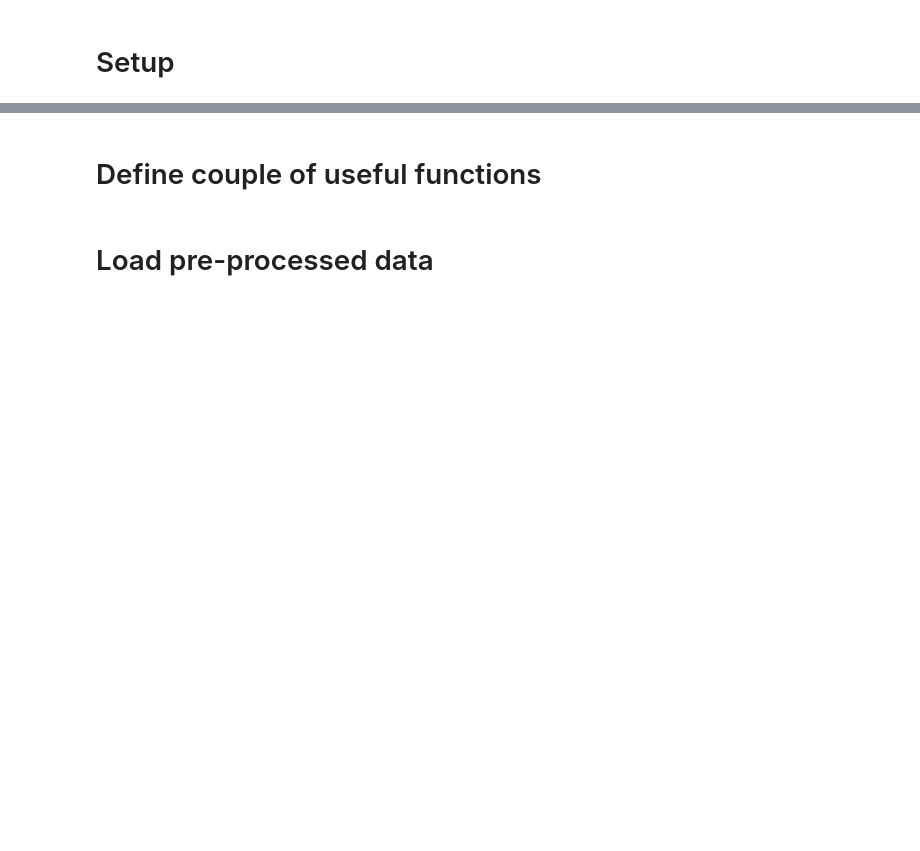
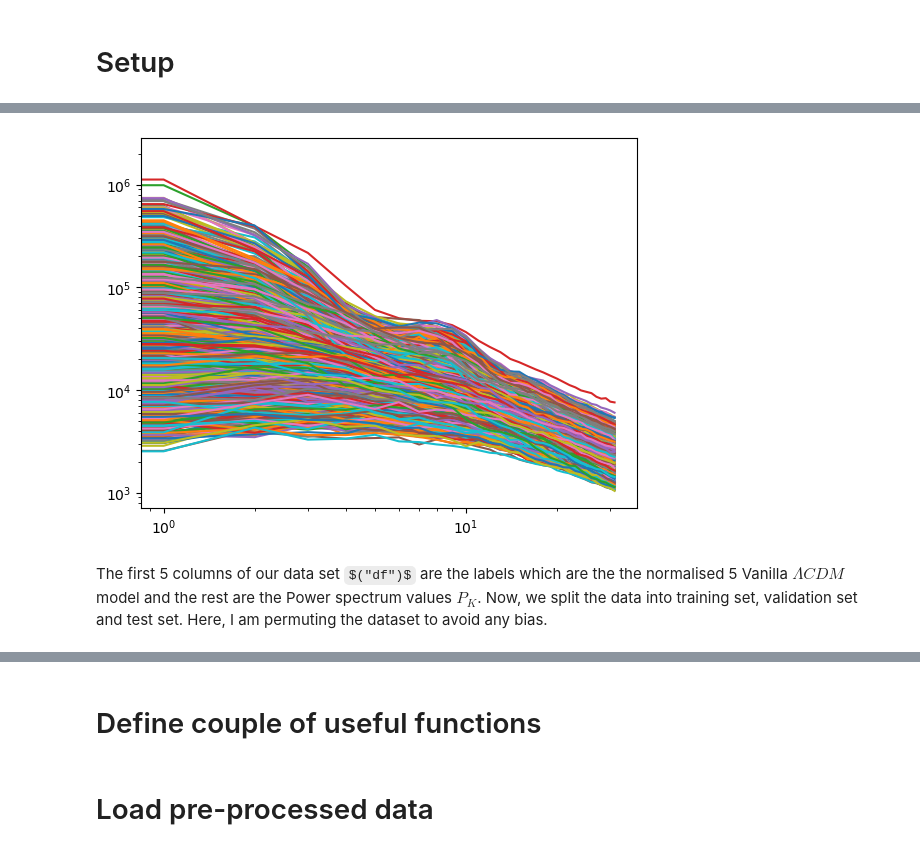
Before and after one commit to supriodubey/Thesis, a Jupyter notebook: codes/Moment_Network_LCDM.ipynb, the cells around one changed output, grey strips where cells are left out. Saved outputs shown, nothing was run; the diff lists cells and outputs as text; code cells hidden in the pictures; some formulas as TeX source; blank space fills up the shorter version.

```diff
--- a/codes/Moment_Network_LCDM.ipynb
+++ b/codes/Moment_Network_LCDM.ipynb
@@ -38,4 +39,4 @@ plt.rcParams.update({
     "font.family": "sans-serif"
 })
 # %%
-directory_path = "/home/draco/work/quijote/Pk_LH/"
+directory_path = "/home/draco/work/quijote/"
@@ -41,0 +47,20 @@ directory_path = "/home/draco/work/quijote/Pk_LH/"
+# %%
+# Reading the data
+
+pk = pd.read_csv(directory_path+"Pk_lh.csv")[:32].T                      # taking transpose to keep in check the dimensionality
+pk.reset_index(drop = True,inplace=True)                            # dropiing index for concatenating the P_k data with the parameters
+params = pd.read_csv(directory_path+"lh_params.csv",index_col= 0)   # laoding the vanilla parameters data
+
+#normalising the parameters
+mean_params = params.mean(axis=0).values
+std_params = params.std(axis = 0).values
+norm_params = (params - mean_params)/std_params
+
+# Concatenating the params and pk
+
+df = pd.concat([norm_params,pk],axis = 1)
+
+
+P_k = df[df.columns[5:]]
+van_labels = df[df.columns[:5]]
+params
@@ -41,0 +82,9 @@ directory_path = "/home/draco/work/quijote/Pk_LH/"
+# %%
+plt.plot(P_k.T)
+
+plt.loglog()
+plt.show()
+# %% [output]
+[figure, added]
+# %% [markdown]
+The first 5 columns of our data set $("df")$ are the labels which are the the normalised 5 Vanilla $\Lambda CDM$ model and the rest are the Power spectrum values $P_{K}$. Now, we split the data into training set, validation set and test set. Here, I am permuting the dataset to avoid any bias.
```
Also changed, not shown: parts of 24 cells of this notebook, 1 other file.
